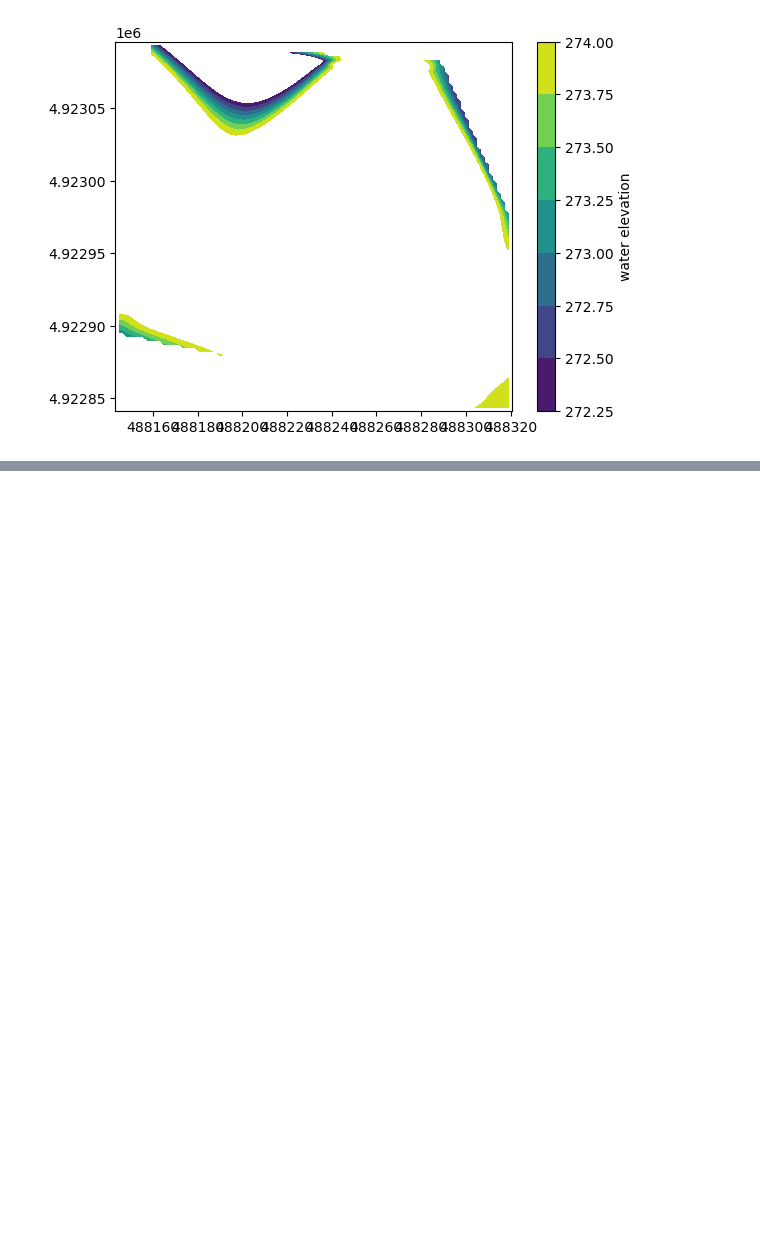
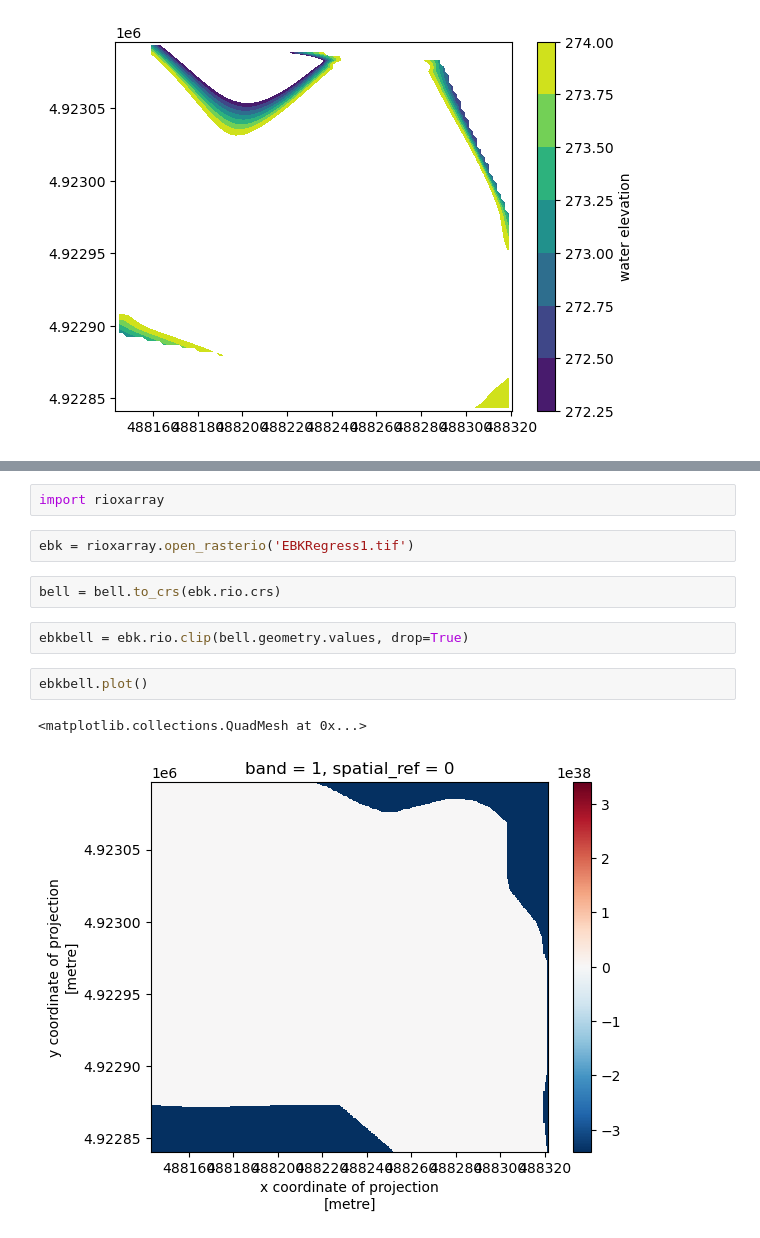
Before and after one commit to sauron-245/summer_26, a Jupyter notebook: summer 2026/BellMap.ipynb, the cells around one changed output, grey strips where cells are left out. Saved outputs shown, nothing was run; the diff lists cells and outputs as text; blank space fills up the shorter version.

```diff
--- a/summer 2026/BellMap.ipynb
+++ b/summer 2026/BellMap.ipynb
@@ -259,0 +268,13 @@ plt.show()
+# %%
+import rioxarray
+# %%
+ebk = rioxarray.open_rasterio('EBKRegress1.tif')
+# %%
+bell = bell.to_crs(ebk.rio.crs)
+# %%
+ebkbell = ebk.rio.clip(bell.geometry.values, drop=True)
+# %%
+ebkbell.plot()
+# %% [output]
+<matplotlib.collections.QuadMesh at 0x...>
+[figure, added]
```
Also changed, not shown: parts of 4 cells of this notebook, 5 other files.
